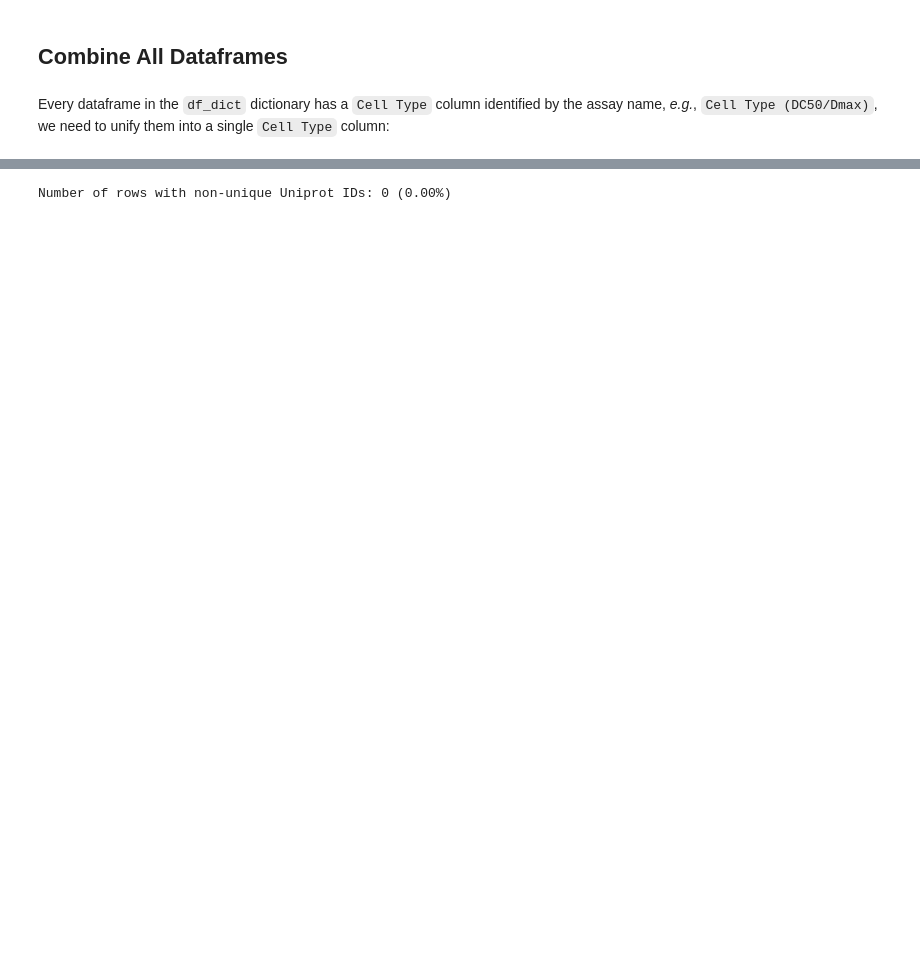
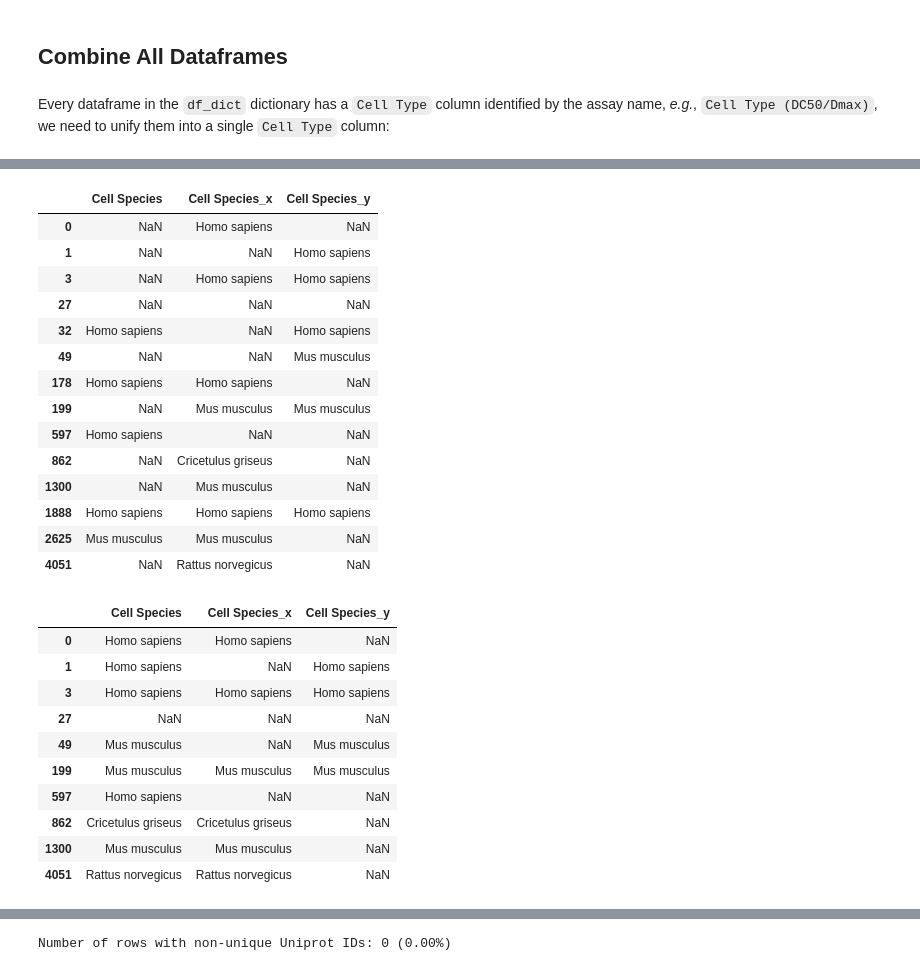
Before and after one commit to ribesstefano/PROTAC-Degradation-Predictor, a Jupyter notebook: notebooks/data_curation.ipynb, the cells around one changed output, grey strips where cells are left out. Saved outputs shown, nothing was run; the diff lists cells and outputs as text; code cells hidden in the pictures; blank space fills up the shorter version.

```diff
--- a/notebooks/data_curation.ipynb
+++ b/notebooks/data_curation.ipynb
@@ -6014,0 +6041,6 @@ Number of columns in (Percent degradation) after removing all-NaN columns: 14
+# %%
+for df_name, df in df_dict.items():
+    doi_cols = [c for c in df.columns if c.startswith('Article')]
+    cell_col = [c for c in df.columns if c.startswith('Cell Type')][0]
+    tmp = df[(df['Cell Species'] != 'Homo sapiens') & df['Cell Species'].notnull()].drop_duplicates(subset=['E3 Ligase', 'Cell Species'])[['E3 Ligase', 'Cell Species', cell_col]].reset_index(drop=True)
+    display(tmp)
@@ -6014,0 +6066,6 @@ Number of columns in (Percent degradation) after removing all-NaN columns: 14
+# %%
+for df_name, df in df_dict.items():
+    doi_cols = [c for c in df.columns if c.startswith('Article')]
+    tmp = df[df['E3 Ligase'] == 'UBR box'][doi_cols]
+    # [f'https://doi.org/{doi}' for doi in tmp]
+    display(tmp)
@@ -6138,0 +6448,67 @@ Index(['Smiles', 'Article DOI (DC50/Dmax)', 'Target (DC50/Dmax)',
+# %%
+display(merged_df[['Cell Species', 'Cell Species_x', 'Cell Species_y']].drop_duplicates())
+
+# Merge the 'Cell Species' columns into one column
+def merge_cell_species(row):
+    species_cols = [col for col in row.index if col.startswith('Cell Species')]
+    species = set()
+    for col in species_cols:
+        if pd.notna(row[col]):
+            species.add(row[col])
+    if len(species) == 1:
+        return species.pop()
+    elif len(species) > 1:
+        return ','.join(sorted(species))
+    else:
+        return np.nan
+
+merged_df['Cell Species'] = merged_df.apply(merge_cell_species, axis=1)
+display(merged_df[['Cell Species', 'Cell Species_x', 'Cell Species_y']].drop_duplicates())
+# Drop the old 'Cell Species' columns
+merged_df = merged_df.drop(columns=[col for col in merged_df.columns if col.startswith('Cell Species_')])
+
+# Merge the 'POI Species' columns into one column
+def merge_poi_species(row):
+    species_cols = [col for col in row.index if col.startswith('POI Species')]
+    species = set()
+    for col in species_cols:
+        if pd.notna(row[col]):
+            species.add(row[col])
+    if len(species) == 1:
+        return species.pop()
+    elif len(species) > 1:
+        return ','.join(sorted(species))
+    else:
+        return np.nan
+
+merged_df['POI Species'] = merged_df.apply(merge_poi_species, axis=1)
+display(merged_df[['POI Species', 'POI Species_x', 'POI Species_y']].drop_duplicates())
+# Drop the old 'POI Species' columns
+merged_df = merged_df.drop(columns=[col for col in merged_df.columns if col.startswith('POI Species_')])
+# %% [output]
+|  | Cell Species | Cell Species_x | Cell Species_y |
+| 0 | NaN | Homo sapiens | NaN |
+| 1 | NaN | NaN | Homo sapiens |
+| 3 | NaN | Homo sapiens | Homo sapiens |
+| 27 | NaN | NaN | NaN |
+| 32 | Homo sapiens | NaN | Homo sapiens |
+| 49 | NaN | NaN | Mus musculus |
+| 178 | Homo sapiens | Homo sapiens | NaN |
+| 199 | NaN | Mus musculus | Mus musculus |
+| 597 | Homo sapiens | NaN | NaN |
+| 862 | NaN | Cricetulus griseus | NaN |
+| 1300 | NaN | Mus musculus | NaN |
+| 1888 | Homo sapiens | Homo sapiens | Homo sapiens |
+| 2625 | Mus musculus | Mus musculus | NaN |
+| 4051 | NaN | Rattus norvegicus | NaN |
+|  | Cell Species | Cell Species_x | Cell Species_y |
+| 0 | Homo sapiens | Homo sapiens | NaN |
+| 1 | Homo sapiens | NaN | Homo sapiens |
+| 3 | Homo sapiens | Homo sapiens | Homo sapiens |
+| 27 | NaN | NaN | NaN |
+| 49 | Mus musculus | NaN | Mus musculus |
+| 199 | Mus musculus | Mus musculus | Mus musculus |
+| 597 | Homo sapiens | NaN | NaN |
+| 862 | Cricetulus griseus | Cricetulus griseus | NaN |
+| 1300 | Mus musculus | Mus musculus | NaN |
+| 4051 | Rattus norvegicus | Rattus norvegicus | NaN |
```
Also changed, not shown: parts of 33 cells of this notebook, 1 other file.
